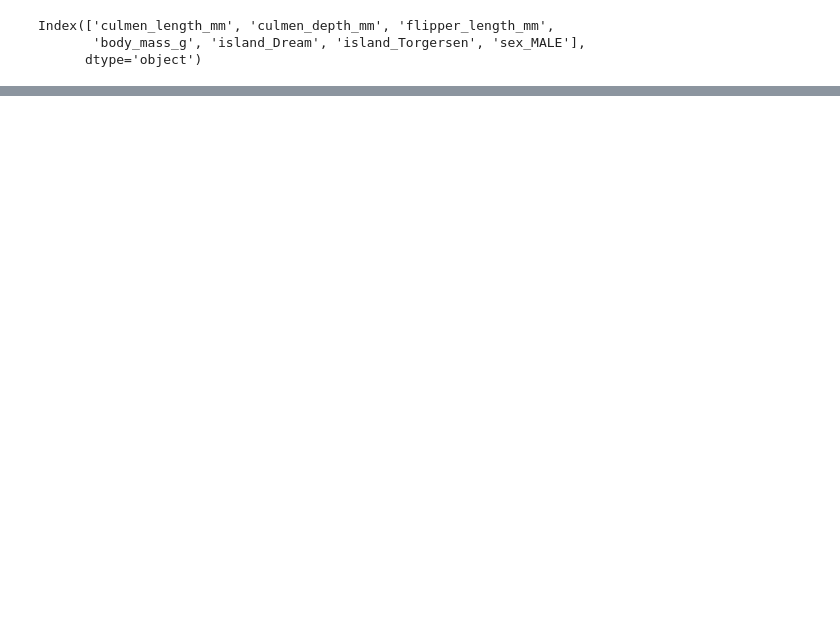
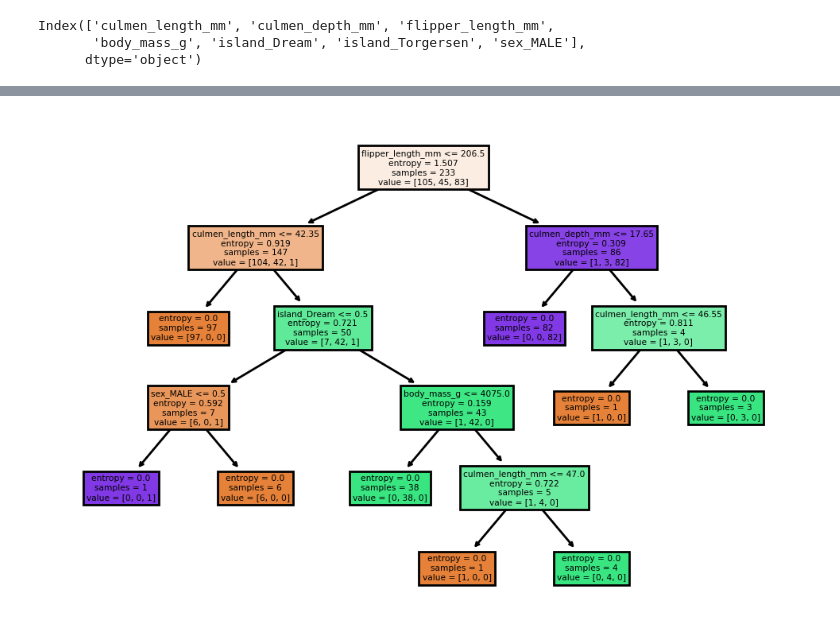
Before and after one commit to Jalpa-08/Machine-Learning-Models, a Jupyter notebook: Decision Tree/DT_Penguin_DataSet.ipynb, the cells around one changed output, grey strips where cells are left out. Drawn from its saved outputs; the diff is of its cells as text; code cells hidden in the pictures; blank space fills up the shorter version.

```diff
--- a/Decision Tree/DT_Penguin_DataSet.ipynb
+++ b/Decision Tree/DT_Penguin_DataSet.ipynb
@@ -252,0 +318,2 @@ pd.DataFrame( index = X.columns, data =model.feature_importances_, columns = ['F
+# %%
+entropy_tree = DecisionTreeClassifier(criterion = 'entropy') #4th Model
@@ -252,0 +338,5 @@ pd.DataFrame( index = X.columns, data =model.feature_importances_, columns = ['F
+# %%
+plt.figure(dpi = 200)
+plot_tree(entropy_tree, feature_names = X.columns, filled = True);
+# %% [output]
+[figure, added]
```
Also changed, not shown: parts of 17 cells of this notebook.
